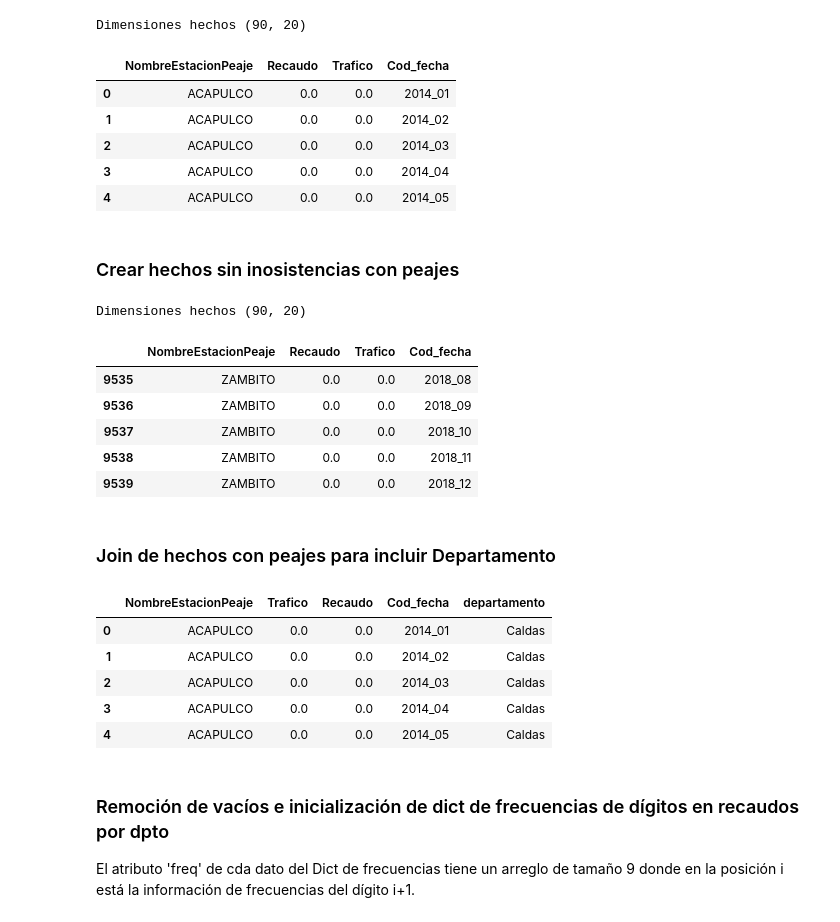
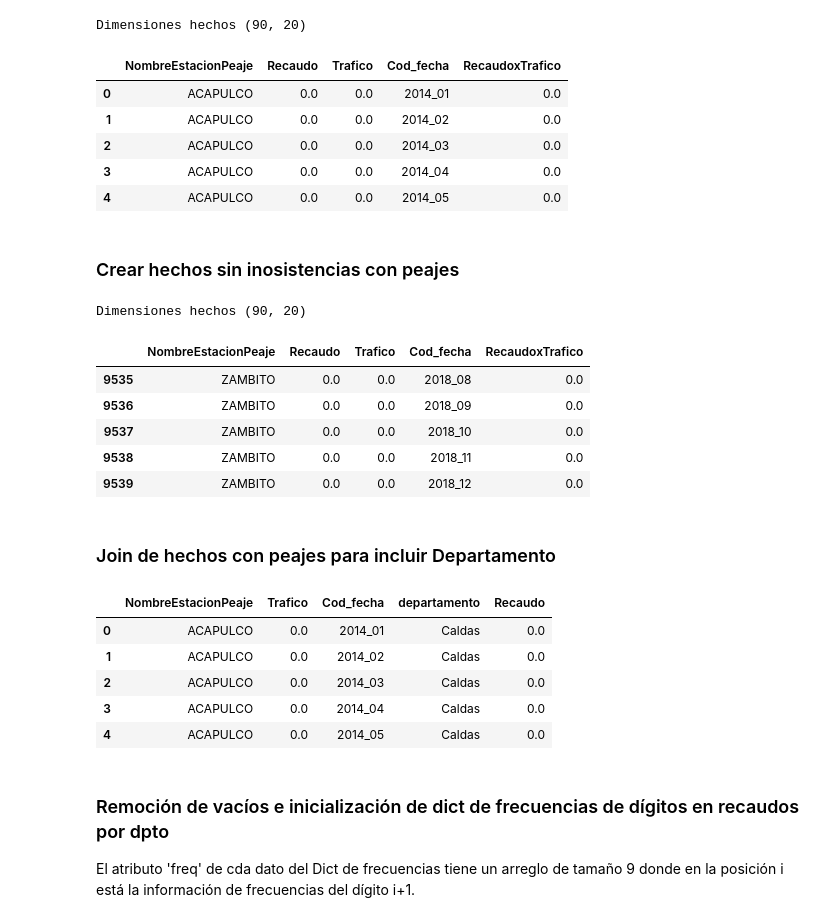
Before and after one commit to ddelcastillo/BI_Proyecto_2, a Jupyter notebook: E3/Benford Análisis.ipynb, the cells around one changed output. Saved outputs shown, nothing was run; the diff lists cells and outputs as text; code cells hidden in the pictures.

```diff
--- a/E3/Benford Análisis.ipynb
+++ b/E3/Benford Análisis.ipynb
@@ -4,17 +5,20 @@ import numpy as np
 # %%
 hechos = pd.read_csv('./datos modificados/Tabla_de_hechos_final.csv', index_col=False)
+hechos['RecaudoxTrafico'] = hechos['Recaudo'] * hechos[ 'Trafico']
+
+evaluated_col = 'Recaudo'
 
 peajes = pd.read_csv('datos originales/peajes.csv', index_col=False)
 print('Dimensiones hechos', peajes.shape)
 hechos.head()
 # %% [output]
 Dimensiones hechos (90, 20)
-|  | NombreEstacionPeaje | Recaudo | Trafico | Cod_fecha |
-| 0 | ACAPULCO | 0.0 | 0.0 | 2014_01 |
-| 1 | ACAPULCO | 0.0 | 0.0 | 2014_02 |
-| 2 | ACAPULCO | 0.0 | 0.0 | 2014_03 |
-| 3 | ACAPULCO | 0.0 | 0.0 | 2014_04 |
-| 4 | ACAPULCO | 0.0 | 0.0 | 2014_05 |
+|  | NombreEstacionPeaje | Recaudo | Trafico | Cod_fecha | RecaudoxTrafico |
+| 0 | ACAPULCO | 0.0 | 0.0 | 2014_01 | 0.0 |
+| 1 | ACAPULCO | 0.0 | 0.0 | 2014_02 | 0.0 |
+| 2 | ACAPULCO | 0.0 | 0.0 | 2014_03 | 0.0 |
+| 3 | ACAPULCO | 0.0 | 0.0 | 2014_04 | 0.0 |
+| 4 | ACAPULCO | 0.0 | 0.0 | 2014_05 | 0.0 |
 # %% [markdown]
 ### Crear hechos sin inosistencias con peajes
 # %%
@@ -26,29 +30,29 @@ print('Dimensiones hechos', peajes.shape)
 hechos.tail()
 # %% [output]
 Dimensiones hechos (90, 20)
-|  | NombreEstacionPeaje | Recaudo | Trafico | Cod_fecha |
-| 9535 | ZAMBITO | 0.0 | 0.0 | 2018_08 |
-| 9536 | ZAMBITO | 0.0 | 0.0 | 2018_09 |
-| 9537 | ZAMBITO | 0.0 | 0.0 | 2018_10 |
-| 9538 | ZAMBITO | 0.0 | 0.0 | 2018_11 |
-| 9539 | ZAMBITO | 0.0 | 0.0 | 2018_12 |
+|  | NombreEstacionPeaje | Recaudo | Trafico | Cod_fecha | RecaudoxTrafico |
+| 9535 | ZAMBITO | 0.0 | 0.0 | 2018_08 | 0.0 |
+| 9536 | ZAMBITO | 0.0 | 0.0 | 2018_09 | 0.0 |
+| 9537 | ZAMBITO | 0.0 | 0.0 | 2018_10 | 0.0 |
+| 9538 | ZAMBITO | 0.0 | 0.0 | 2018_11 | 0.0 |
+| 9539 | ZAMBITO | 0.0 | 0.0 | 2018_12 | 0.0 |
 # %% [markdown]
 ### Join de hechos con peajes para incluir Departamento
 # %%
 hechos = hechos.join(other=peajes.set_index('nombre'),
             on='NombreEstacionPeaje')[[
     'NombreEstacionPeaje',
-    'Trafico', 'Recaudo',
-    'Cod_fecha', 'departamento']].reset_index(drop=True)
+    'Trafico',
+    'Cod_fecha', 'departamento', evaluated_col]].reset_index(drop=True)
 
 hechos.head()
 # %% [output]
-|  | NombreEstacionPeaje | Trafico | Recaudo | Cod_fecha | departamento |
-| 0 | ACAPULCO | 0.0 | 0.0 | 2014_01 | Caldas |
-| 1 | ACAPULCO | 0.0 | 0.0 | 2014_02 | Caldas |
-| 2 | ACAPULCO | 0.0 | 0.0 | 2014_03 | Caldas |
-| 3 | ACAPULCO | 0.0 | 0.0 | 2014_04 | Caldas |
-| 4 | ACAPULCO | 0.0 | 0.0 | 2014_05 | Caldas |
+|  | NombreEstacionPeaje | Trafico | Cod_fecha | departamento | Recaudo |
+| 0 | ACAPULCO | 0.0 | 2014_01 | Caldas | 0.0 |
+| 1 | ACAPULCO | 0.0 | 2014_02 | Caldas | 0.0 |
+| 2 | ACAPULCO | 0.0 | 2014_03 | Caldas | 0.0 |
+| 3 | ACAPULCO | 0.0 | 2014_04 | Caldas | 0.0 |
+| 4 | ACAPULCO | 0.0 | 2014_05 | Caldas | 0.0 |
 # %% [markdown]
 ### Remoción de vacíos e inicialización de dict de frecuencias de dígitos en recaudos por dpto
 
```
Also changed, not shown: parts of 5 cells of this notebook.
